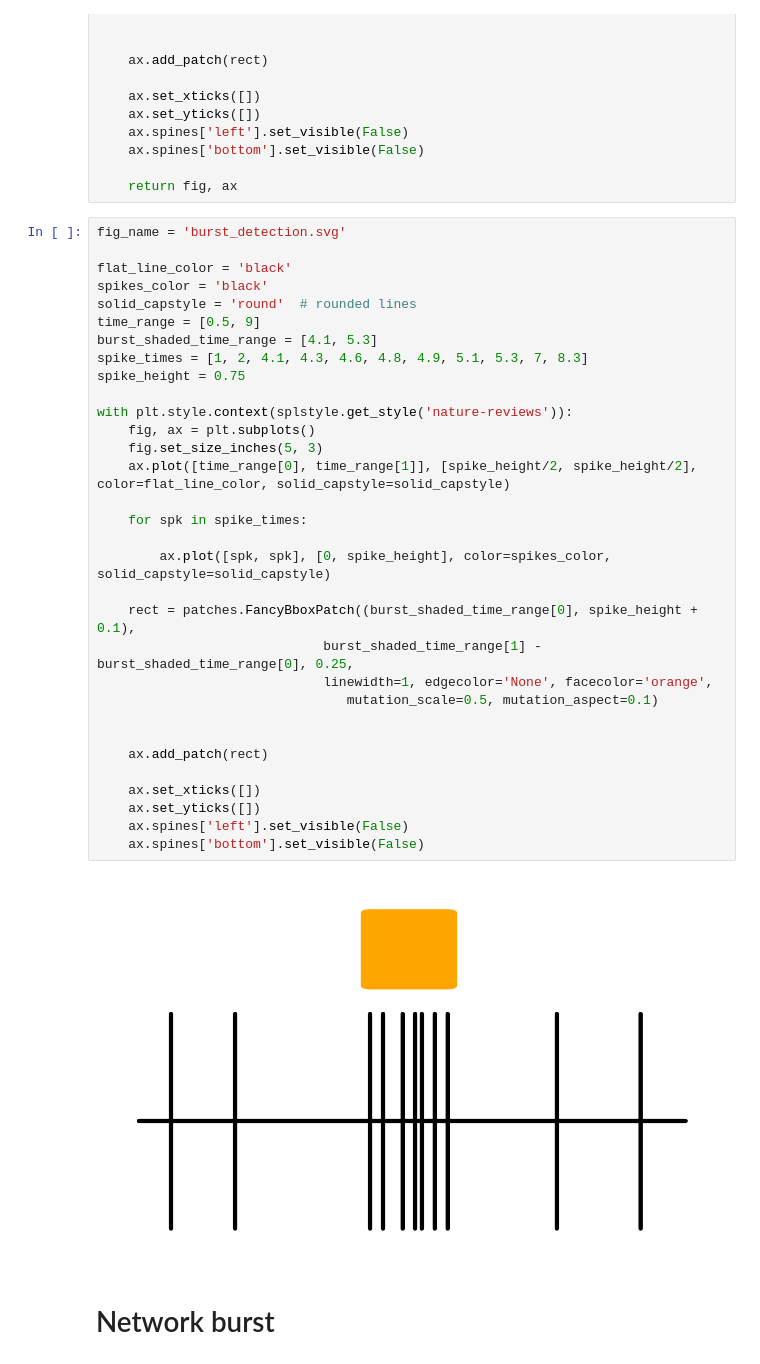
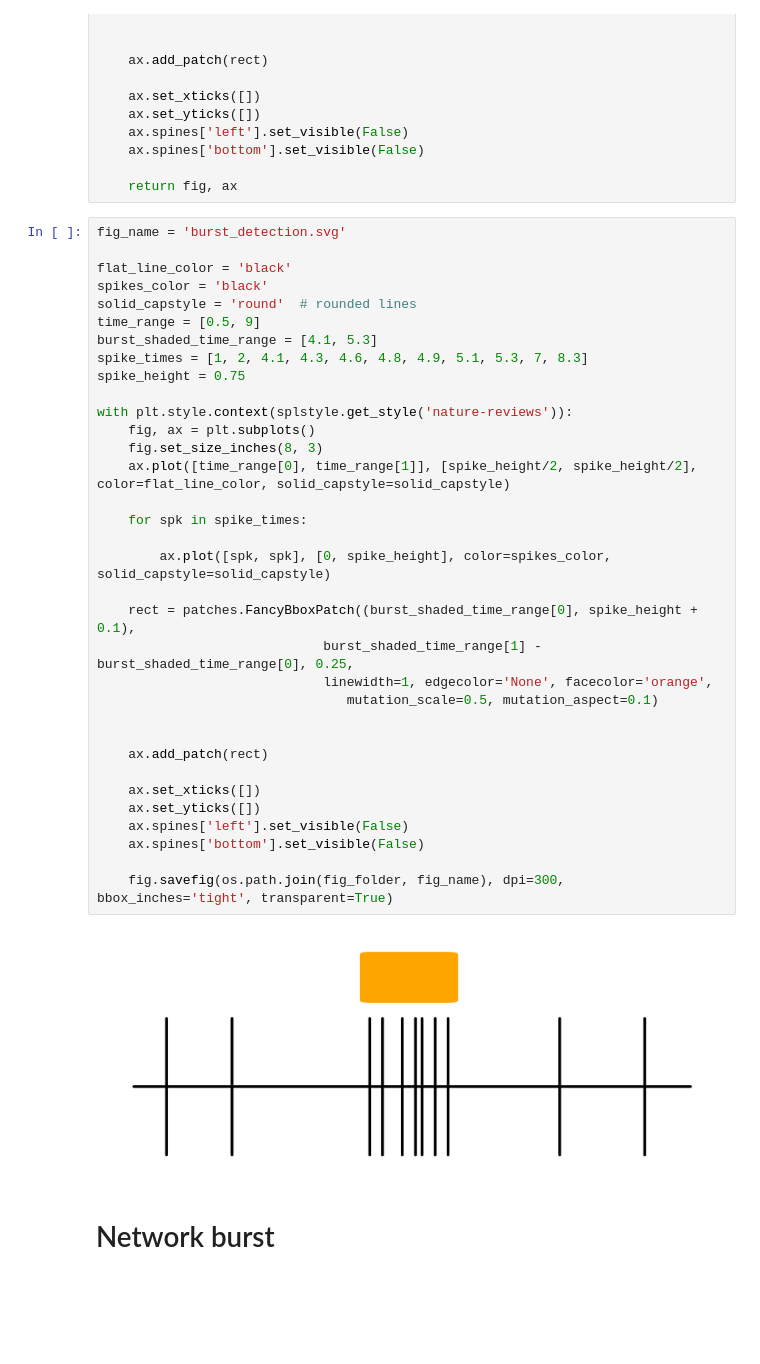
Before and after one commit to SAND-Lab/MEA-NAP, a Jupyter notebook: python/feature-schematic.ipynb, the cells around one changed output. Drawn from its saved outputs; the diff is of its cells as text; blank space fills up the shorter version.

```diff
--- a/python/feature-schematic.ipynb
+++ b/python/feature-schematic.ipynb
@@ -158,35 +210,37 @@ fig_name = 'burst_detection.svg'
 
 flat_line_color = 'black'
 spikes_color = 'black'
 solid_capstyle = 'round'  # rounded lines
 time_range = [0.5, 9]
 burst_shaded_time_range = [4.1, 5.3]
 spike_times = [1, 2, 4.1, 4.3, 4.6, 4.8, 4.9, 5.1, 5.3, 7, 8.3]
 spike_height = 0.75
 
 with plt.style.context(splstyle.get_style('nature-reviews')):
     fig, ax = plt.subplots()
-    fig.set_size_inches(5, 3)
+    fig.set_size_inches(8, 3)
     ax.plot([time_range[0], time_range[1]], [spike_height/2, spike_height/2], color=flat_line_color, solid_capstyle=solid_capstyle)
 
     for spk in spike_times:
 
         ax.plot([spk, spk], [0, spike_height], color=spikes_color, solid_capstyle=solid_capstyle)
 
     rect = patches.FancyBboxPatch((burst_shaded_time_range[0], spike_height + 0.1),
                              burst_shaded_time_range[1] - burst_shaded_time_range[0], 0.25,
                              linewidth=1, edgecolor='None', facecolor='orange',
                                 mutation_scale=0.5, mutation_aspect=0.1)
 
 
     ax.add_patch(rect)
 
     ax.set_xticks([])
     ax.set_yticks([])
     ax.spines['left'].set_visible(False)
     ax.spines['bottom'].set_visible(False)
+
+    fig.savefig(os.path.join(fig_folder, fig_name), dpi=300, bbox_inches='tight', transparent=True)
 # %% [output]
-[figure, old version]
+[figure, new version]
 # %% [markdown]
 # Network burst
 # %%
```
Also changed, not shown: parts of 8 cells of this notebook.
